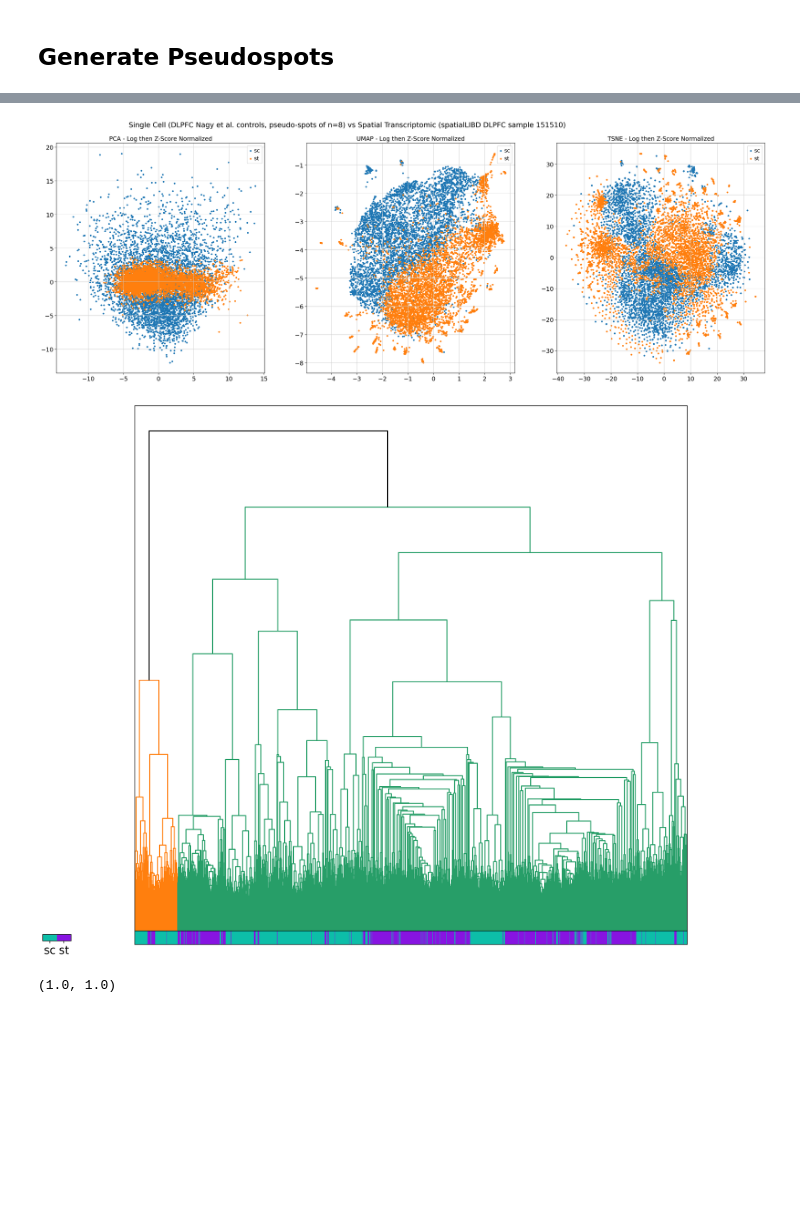
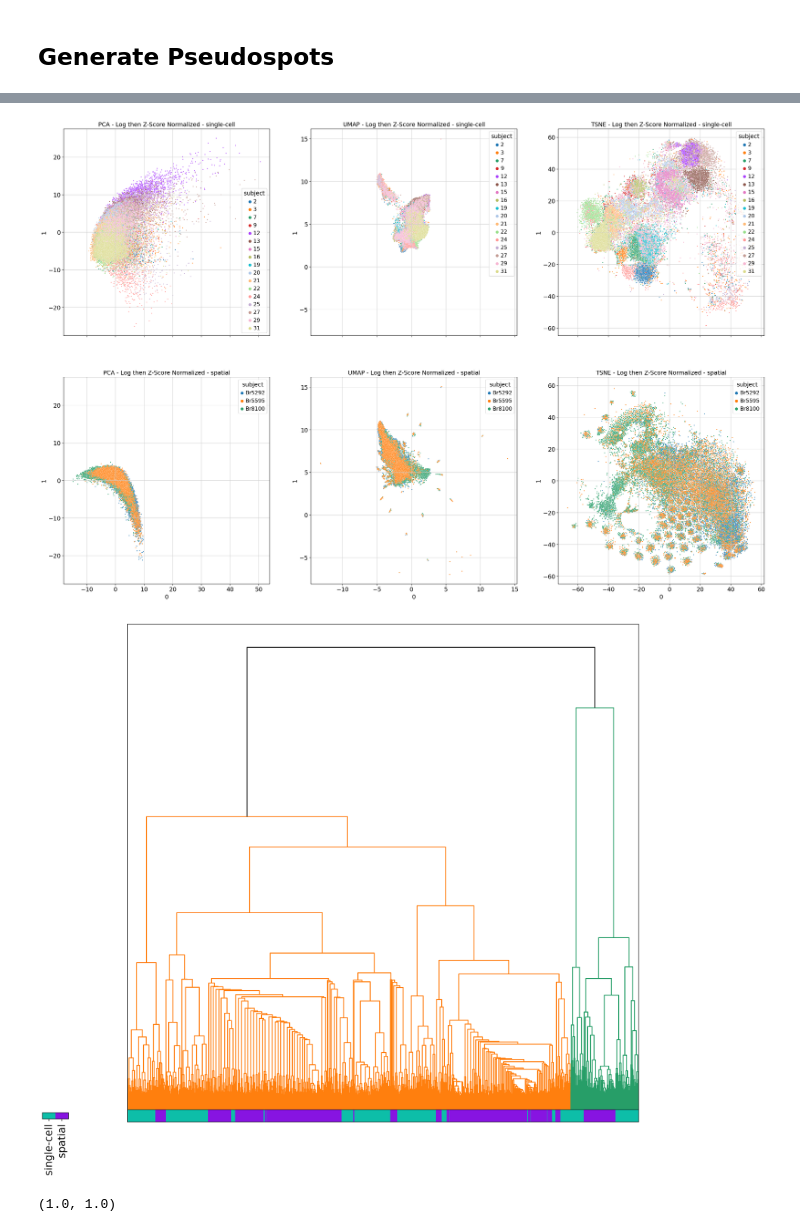
Before and after one commit to williamrobotma/AGrEDA, a Jupyter notebook: eda-dlpfc.ipynb, the cells around one changed output, grey strips where cells are left out. Drawn from its saved outputs; the diff is of its cells as text; code cells hidden in the pictures; blank space fills up the shorter version.

Commit message:
Updated eda for dlpfc data to show different patients and samples. Changed data pipeline such that saved adatas are not pre normalized by total counts

```diff
--- a/eda-dlpfc.ipynb
+++ b/eda-dlpfc.ipynb
@@ -354,0 +355,5 @@ all_z_df
+# %%
+from sklearn.preprocessing import StandardScaler
+
+for domain in all_df.index.get_level_values(0).unique():
+    all_df.loc[(domain, slice(None), slice(None))] = StandardScaler().fit_transform(all_df.loc[(domain, slice(None), slice(None))])
@@ -357,6 +379,15 @@ all_z_df
 # data_umap = umap.UMAP().fit_transform(all_df)
 # data_tsne = TSNE(n_components=2, learning_rate='auto', init='pca', random_state=374).fit_transform(all_df)
 
-data_pca_z = get_PCA_2D(all_z_df)
-data_umap_z = umap.UMAP().fit_transform(all_z_df)
-data_tsne_z = TSNE(n_components=2, learning_rate='auto', init='pca', random_state=374).fit_transform(all_z_df)
+data_pca_z = get_PCA_2D(all_df)
+data_umap_z = umap.UMAP().fit_transform(all_df)
+data_tsne_z = TSNE(n_components=2, learning_rate='auto', init='pca', random_state=374).fit_transform(all_df)
+# %%
+data_pca_z_df = pd.DataFrame(data_pca_z, index=all_df.index).reset_index()
+data_umap_df = pd.DataFrame(data_umap_z, index=all_df.index).reset_index()
+data_tsne_z_df = pd.DataFrame(data_tsne_z, index=all_df.index).reset_index()
+
+
+data_pca_z_df['sample_id'] = data_pca_z_df['sample_id'].apply(str)
+data_umap_df['sample_id'] = data_umap_df['sample_id'].apply(str)
+data_tsne_z_df['sample_id'] = data_tsne_z_df['sample_id'].apply(str)
@@ -363,18 +410,52 @@ data_tsne_z = TSNE(n_components=2, learning_rate='auto', init='pca', random_stat
 # %%
-fig, axs = plt.subplots(1, 3, figsize=(30,10))
+fig, axs = plt.subplots(2, 3, figsize=(30, 20), sharex='col', sharey='col')
 # plot_scatter_subfig(data_pca, all_df.index.get_level_values(0).to_numpy(), axs[0][0], title=f'PCA - Min-Max Normalized', legend=['sc', 'st'])
 # plot_scatter_subfig(data_umap, all_df.index.get_level_values(0).to_numpy(), axs[0][1], title=f'UMAP - Min-Max Normalized', legend=['sc', 'st'])
 
-plot_scatter_subfig(data_pca_z, all_z_df.index.get_level_values(0).to_numpy(), axs[0], title=f'PCA - Log then Z-Score Normalized', legend=['sc', 'st'])
-plot_scatter_subfig(data_umap_z, all_z_df.index.get_level_values(0).to_numpy(), axs[1], title=f'UMAP - Log then Z-Score Normalized', legend=['sc', 'st'])
-plot_scatter_subfig(data_tsne_z, all_z_df.index.get_level_values(0).to_numpy(), axs[2], title=f'TSNE - Log then Z-Score Normalized', legend=['sc', 'st'])
+# plot_scatter_subfig(data_pca_z, all_df.index.get_level_values(0).to_numpy(), axs[0], title=f'PCA - Log then Z-Score Normalized', legend=['sc', 'st'])
+# plot_scatter_subfig(data_umap_z, all_df.index.get_level_values(0).to_numpy(), axs[1], title=f'UMAP - Log then Z-Score Normalized', legend=['sc', 'st'])
+# plot_scatter_subfig(data_tsne_z, all_df.index.get_level_values(0).to_numpy(), axs[2], title=f'TSNE - Log then Z-Score Normalized', legend=['sc', 'st'])
 
+# markers = {'single-cell': '_', 'spatial': '|'}
+for i, domain in enumerate(data_pca_z_df['domain'].unique()):
+    sns.scatterplot(
+        data=data_pca_z_df[data_pca_z_df['domain'] == domain],
+        x = 0,
+        y = 1,
+        # style=all_df.index.get_level_values(0),
+        hue='subject',
+        s=5,
+        # markers=markers,
+        ax=axs[i][0],
+    )
+    sns.scatterplot(
+        data=data_umap_df[data_umap_df['domain'] == domain],
+            x = 0,
+        y = 1,
+        # style=all_df.index.get_level_values(0),
+        hue='subject',
+        # markers=markers,
+        s=5,
+        ax=axs[i][1]
+    )
+    sns.scatterplot(
+        data=data_tsne_z_df[data_tsne_z_df['domain'] == domain],
+            x = 0,
+        y = 1,
+        # style=all_df.index.get_level_values(0),
+        hue='subject',
+        # markers=markers,
+        s=5,
+        ax=axs[i][2]
+    )
 
+    axs[i][0].set_title(f'PCA - Log then Z-Score Normalized - {domain}')
+    axs[i][1].set_title(f'UMAP - Log then Z-Score Normalized - {domain}')
+    axs[i][2].set_title(f'TSNE - Log then Z-Score Normalized - {domain}')
 
-
-fig.suptitle(f'Single Cell (DLPFC Nagy et al. controls, pseudo-spots of n=8) vs Spatial Transcriptomic (spatialLIBD DLPFC sample {all_z_df.loc[1].index.get_level_values(0)[0]})')
+# fig.suptitle(f'Single Cell (DLPFC Nagy et al. controls, pseudo-spots of n=8) vs Spatial Transcriptomic (spatialLIBD DLPFC sample {all_z_df.loc[1].index.get_level_values(0)[0]})')
 
 plt.show(block=False)
 # %% [output]
-[figure, old version]
+[figure, new version]
 # %%
@@ -382,5 +463,7 @@ Z = sch.linkage(all_z_df, method='ward', metric = 'euclidean')
 # %%
 # # import matplotlib.cm
+from sklearn import preprocessing
+
 import matplotlib as mpl
 import matplotlib.colors as mcolors
 import matplotlib.gridspec as gridspec
@@ -415,7 +498,9 @@ ax2 = fig.add_subplot(gs[0])#add_axes([0,0.75,1,0.45])
 
 
 
-clust_labels = all_z_df.index.get_level_values(0).to_numpy()
+clust_labels = all_df.index.get_level_values('domain').to_numpy()
+le = preprocessing.LabelEncoder()
+clust_labels = le.fit_transform(all_df.index.get_level_values('domain').to_numpy())
 
 Z2 = sch.dendrogram(Z, color_threshold = Z[len(Z) - 2+1,2],  above_threshold_color='k')
 
@@ -457,7 +542,7 @@ cbar = fig.colorbar(neg, cax=cbaxes, orientation='horizontal',
 #         tick_locs = (np.arange(n) + 0.5)*(n-1)/n
 #         cbar.ax.set_ticks(tick_locs)
 
-cbar.ax.set_xticklabels(['sc', 'st'],rotation=0,fontsize='large')
+cbar.ax.set_xticklabels(le.classes_,rotation=90,fontsize='large')
 
 
 axb.set_yticks([])
@@ -496,7 +581,7 @@ axb.set_xticks([])
 # plt.savefig(os.path.join(results_dir_out, f'Dendo_heat-{params_clust["num_clusters"]}_clusters.png'), dpi=300)
 plt.show(block=False)
 # %% [output]
-[figure, old version]
+[figure, new version]
 # %%
 agglo_clust = sch.cut_tree(Z, n_clusters=2).T[0]
 # %%
```
Also changed, not shown: parts of 29 cells of this notebook.
